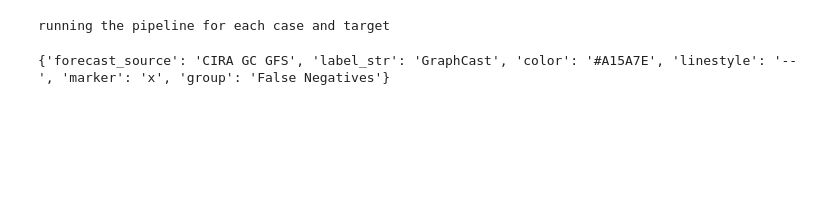
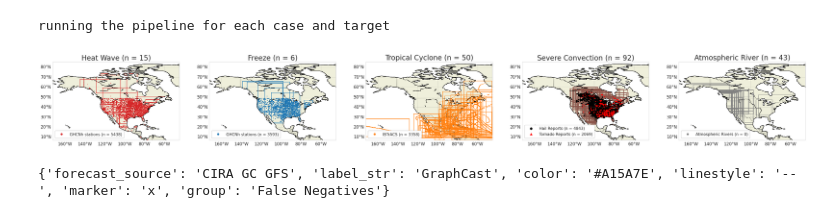
Before and after one commit to amymcgovern/extreme-weather-bench-paper, a Jupyter notebook: src/plots/figure1.ipynb, the cells around one changed output. Saved outputs shown, nothing was run; the diff lists cells and outputs as text; code cells hidden in the pictures; blank space fills up the shorter version.

Commit message:
added a figure for the DOE preproposal with all events in North America

```diff
--- a/src/plots/figure1.ipynb
+++ b/src/plots/figure1.ipynb
@@ -116,6 +66,31 @@ case_operators_with_targets_established = list(
 get_reusable_executor().shutdown(wait=True)
 # %% [output]
 running the pipeline for each case and target
+# %%
+# plot all the cases in North America
+# North America
+na_bounding_box = [-172, -45, 7, 85]
+
+fig, axs = plt.subplots(1, 5, figsize=(40, 4),subplot_kw={'projection': ccrs.PlateCarree()})
+# setup the figure to have no space between the subplots
+fig.subplots_adjust(wspace=0)
+
+pp.plot_all_cases_and_obs(ewb_cases, event_type="heat_wave", targets=case_operators_with_targets_established,
+    bounding_box=na_bounding_box, ax=axs[0], show_legend=True)
+
+pp.plot_all_cases_and_obs(ewb_cases, event_type="freeze", targets=case_operators_with_targets_established,
+    bounding_box=na_bounding_box, ax=axs[1], show_legend=True)
+
+pp.plot_all_cases_and_obs(ewb_cases, event_type="tropical_cyclone", targets=case_operators_with_targets_established,
+    bounding_box=na_bounding_box, ax=axs[2], show_legend=True)
+
+pp.plot_all_cases_and_obs(ewb_cases, event_type="severe_convection", targets=case_operators_with_targets_established,
+    bounding_box=na_bounding_box, ax=axs[3], show_legend=True)
+
+pp.plot_all_cases_and_obs(ewb_cases, event_type="atmospheric_river", targets=case_operators_with_targets_established,
+    bounding_box=na_bounding_box, ax=axs[4], show_legend=True)
+# %% [output]
+[figure, added]
 # %%
 # make a global color palatte so things are consistent across plots
 sns_palette = sns.color_palette("tab10")
```
Also changed, not shown: parts of 7 cells of this notebook, 3 other files.
